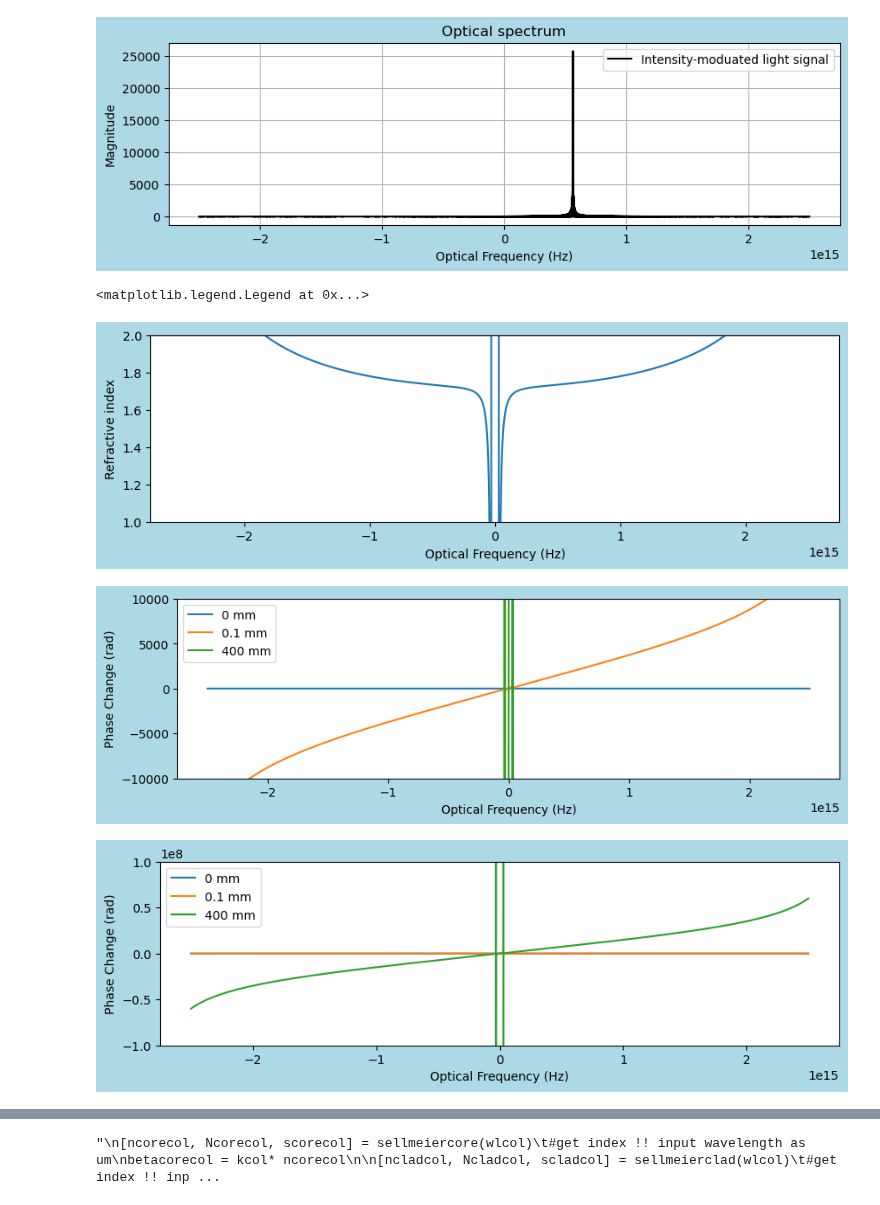
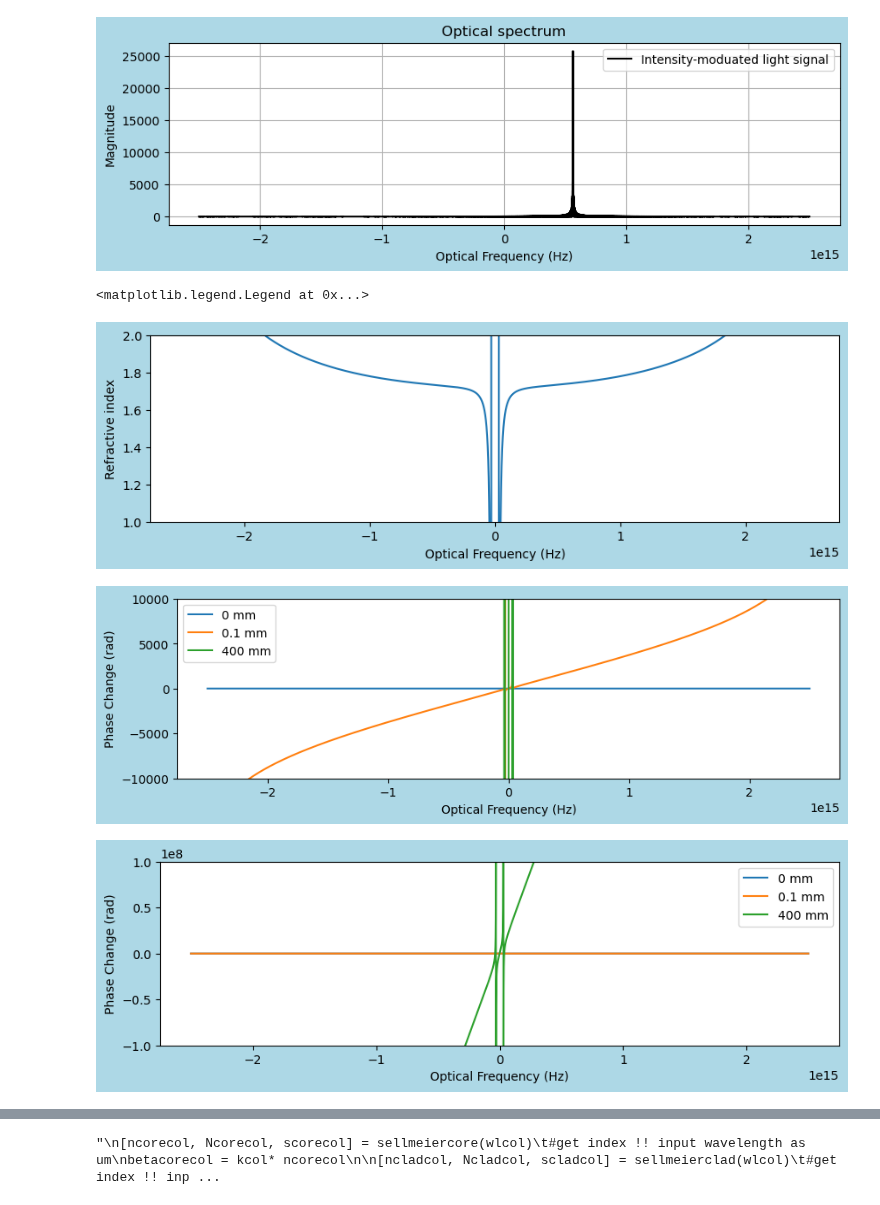
Before and after one commit to tacticstactics/Optical-pulse-broadening, a Jupyter notebook: optical_pulse_broadening_optical_fibers.ipynb, the cells around one changed output, grey strips where cells are left out. Cells and saved outputs as stored; diff of their text form; code cells hidden in the pictures.

```diff
--- a/optical_pulse_broadening_optical_fibers.ipynb
+++ b/optical_pulse_broadening_optical_fibers.ipynb
@@ -314,7 +314,7 @@ def indexes_quartz(o_frequencies):
 indexes_quartz1 = indexes_quartz(optical_frequencies)  # Refractive index of water
 thickness_1 = 0e-3  # Thickness of water layer in meters
 thickness_2 = 0.1e-3  # Thickness of water layer in meters
-thickness_3 = 400e-3  # Thickness of water layer in meters
+thickness_3 = 10000e-3  # Thickness of water layer in meters
 
 fig1 = plt.figure(figsize = (10,6), facecolor='lightblue')
 ax1_1 = fig1.add_subplot(2, 1, 1)
@@ -327,34 +327,34 @@ ax1_1.set_ylabel("Refractive index")
 # Calculate phase change
 phase_change_thickness_1 = (2 * np.pi * indexes_quartz1 * thickness_1) / (c/ optical_frequencies) # radian
 phase_change_thickness_2 = (2 * np.pi * indexes_quartz1 * thickness_2) / (c/ optical_frequencies) # radian
 phase_change_thickness_3 = (2 * np.pi * indexes_quartz1 * thickness_3) / (c/ optical_frequencies) # radian
 
 fig2 = plt.figure(figsize = (10,6), facecolor='lightblue')
 ax2_1 = fig2.add_subplot(2, 1, 1)
 
 ax2_1.plot(optical_frequencies, phase_change_thickness_1, label='0 mm')
 ax2_1.plot(optical_frequencies, phase_change_thickness_2, label='0.1 mm')
 ax2_1.plot(optical_frequencies, phase_change_thickness_3, label='400 mm')
 ax2_1.set_xlabel("Optical Frequency (Hz)")
 ax2_1.set_ylim(-1e4,1e4)
 ax2_1.set_ylabel("Phase Change (rad)")
 ax2_1.legend()
 
 fig3 = plt.figure(figsize = (10,6), facecolor='lightblue')
 ax3_1 = fig3.add_subplot(2, 1, 1)
 
 ax3_1.plot(optical_frequencies, phase_change_thickness_1, label='0 mm')
 ax3_1.plot(optical_frequencies, phase_change_thickness_2, label='0.1 mm')
 ax3_1.plot(optical_frequencies, phase_change_thickness_3, label='400 mm')
 ax3_1.set_xlabel("Optical Frequency (Hz)")
 ax3_1.set_ylim(-1e8,1e8)
 ax3_1.set_ylabel("Phase Change (rad)")
 ax3_1.legend()
 # %% [output]
 <matplotlib.legend.Legend at 0x...>
 [figure]
 [figure]
-[figure, old version]
+[figure, new version]
 # %%
 mag1 = np.cos(phase_change_thickness_1) + 1j*np.sin(phase_change_thickness_1)
 mag2 = np.cos(phase_change_thickness_2) + 1j*np.sin(phase_change_thickness_2)
```
Also changed, not shown: parts of 3 cells of this notebook.
